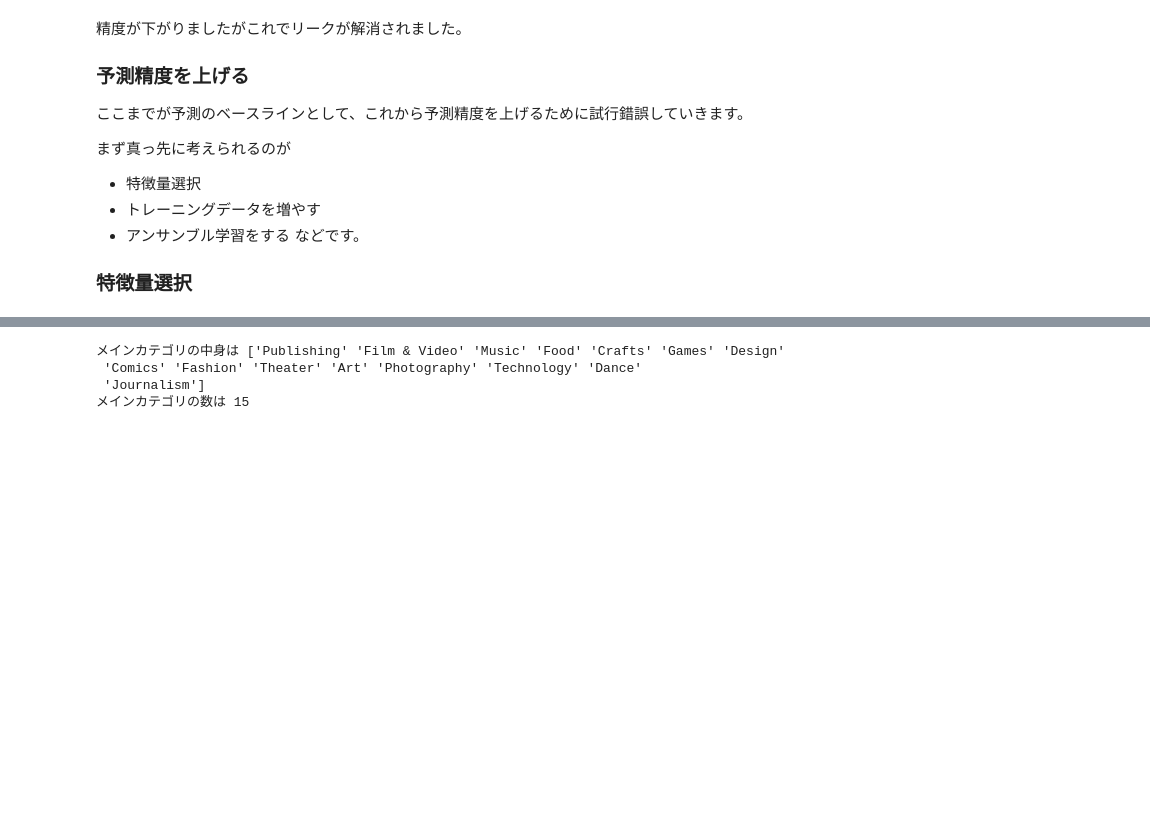
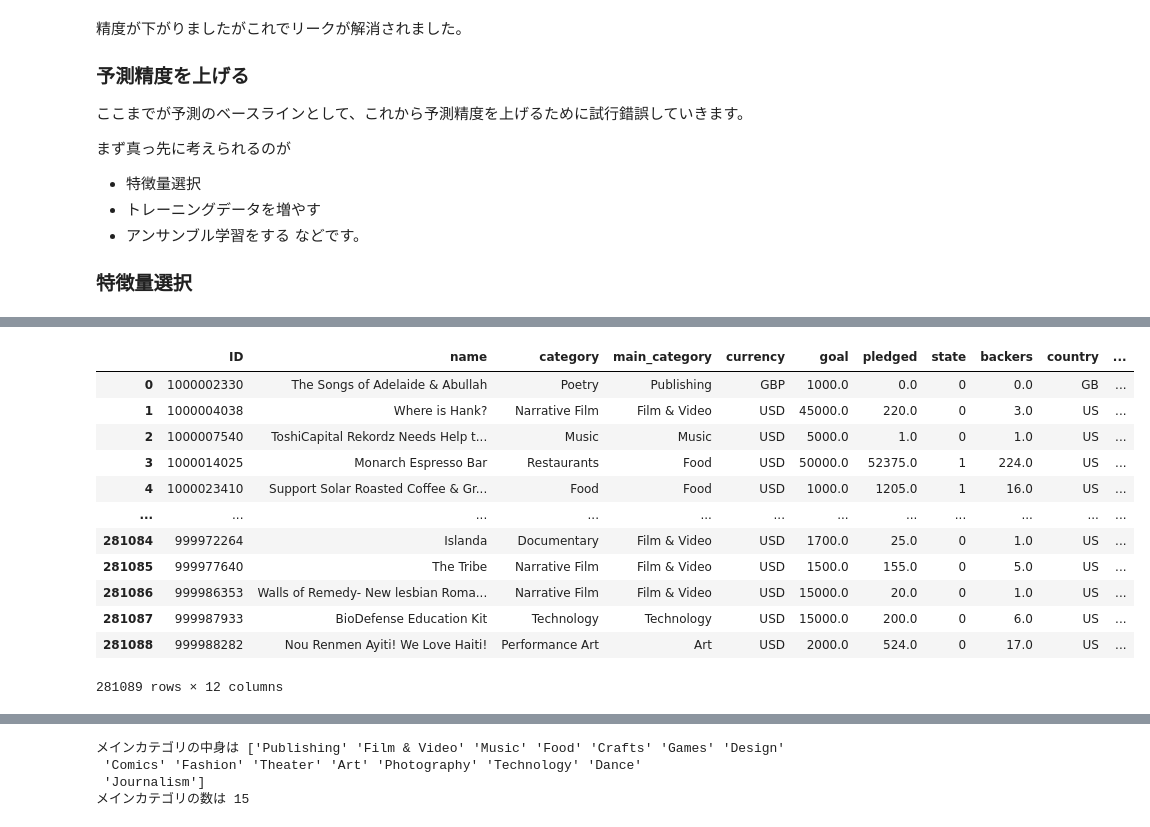
Before and after one commit to e4rll/2021dataSeminar, a Jupyter notebook: 06/06.ipynb, the cells around one changed output, grey strips where cells are left out. Cells and saved outputs as stored; diff of their text form; code cells hidden in the pictures; blank space fills up the shorter version.

```diff
--- a/06/06.ipynb
+++ b/06/06.ipynb
@@ -140,4 +158,21 @@ F1値（F1-score） = 72.123%
 # %%
+df2 = df
+
 url = 'https://raw.githubusercontent.com/24ta/2021dataSeminar/master/06/data1_2.csv'
 res = requests.get(url).content
 df = pd.read_csv(StringIO(res.decode('utf-8')), header=0, index_col=0)
+df
+# %% [output]
+|  | ID | name | category | main_category | currency | goal | pledged | state | backers | country | ... |
+| 0 | 1000002330 | The Songs of Adelaide & Abullah | Poetry | Publishing | GBP | 1000.0 | 0.0 | 0 | 0.0 | GB | ... |
+| 1 | 1000004038 | Where is Hank? | Narrative Film | Film & Video | USD | 45000.0 | 220.0 | 0 | 3.0 | US | ... |
+| 2 | 1000007540 | ToshiCapital Rekordz Needs Help t... | Music | Music | USD | 5000.0 | 1.0 | 0 | 1.0 | US | ... |
+| 3 | 1000014025 | Monarch Espresso Bar | Restaurants | Food | USD | 50000.0 | 52375.0 | 1 | 224.0 | US | ... |
+| 4 | 1000023410 | Support Solar Roasted Coffee & Gr... | Food | Food | USD | 1000.0 | 1205.0 | 1 | 16.0 | US | ... |
+| ... | ... | ... | ... | ... | ... | ... | ... | ... | ... | ... | ... |
+| 281084 | 999972264 | Islanda | Documentary | Film & Video | USD | 1700.0 | 25.0 | 0 | 1.0 | US | ... |
+| 281085 | 999977640 | The Tribe | Narrative Film | Film & Video | USD | 1500.0 | 155.0 | 0 | 5.0 | US | ... |
+| 281086 | 999986353 | Walls of Remedy- New lesbian Roma... | Narrative Film | Film & Video | USD | 15000.0 | 20.0 | 0 | 1.0 | US | ... |
+| 281087 | 999987933 | BioDefense Education Kit | Technology | Technology | USD | 15000.0 | 200.0 | 0 | 6.0 | US | ... |
+| 281088 | 999988282 | Nou Renmen Ayiti! We Love Haiti! | Performance Art | Art | USD | 2000.0 | 524.0 | 0 | 17.0 | US | ... |
+281089 rows × 12 columns
```
Also changed, not shown: parts of 7 cells of this notebook.
